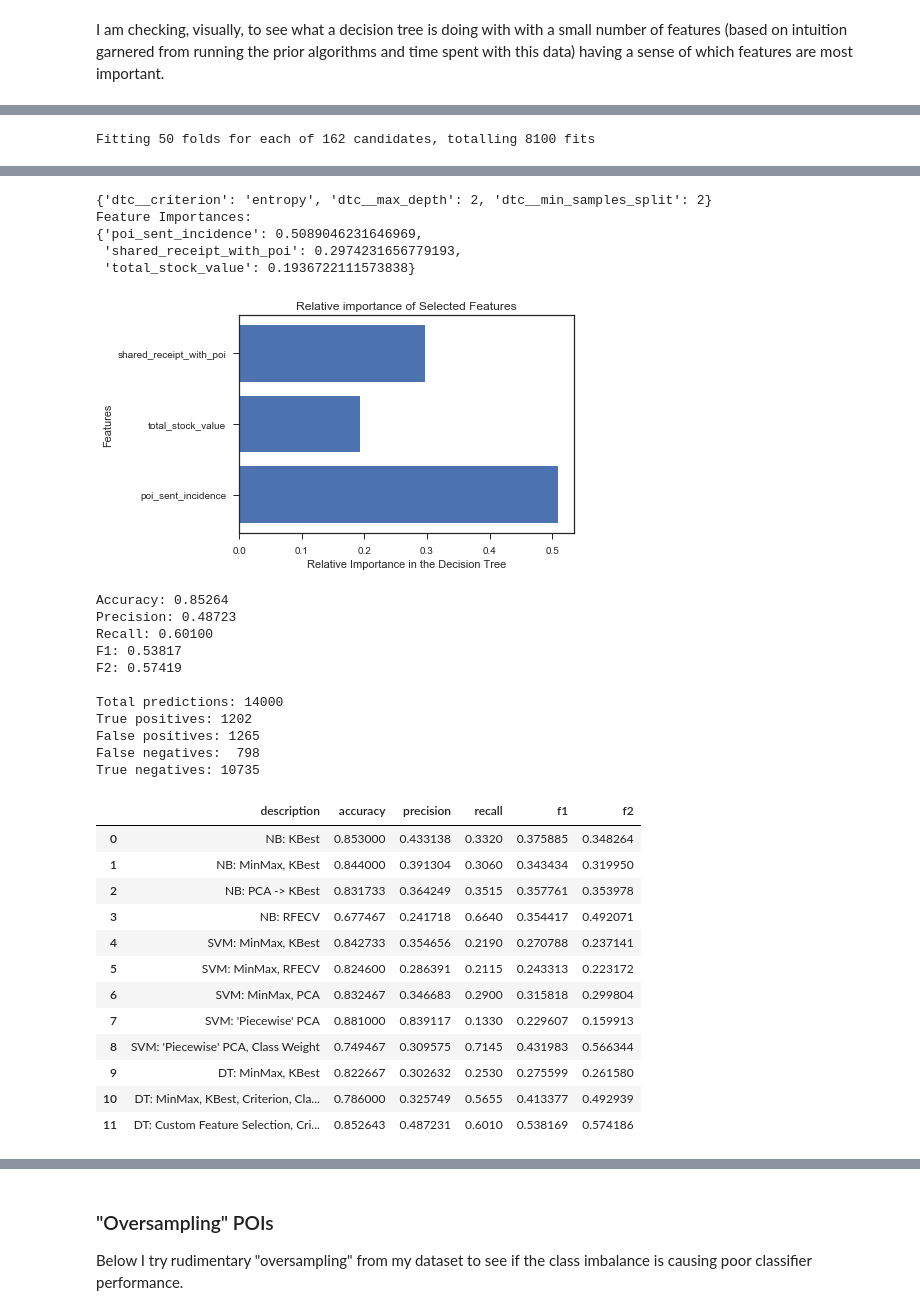
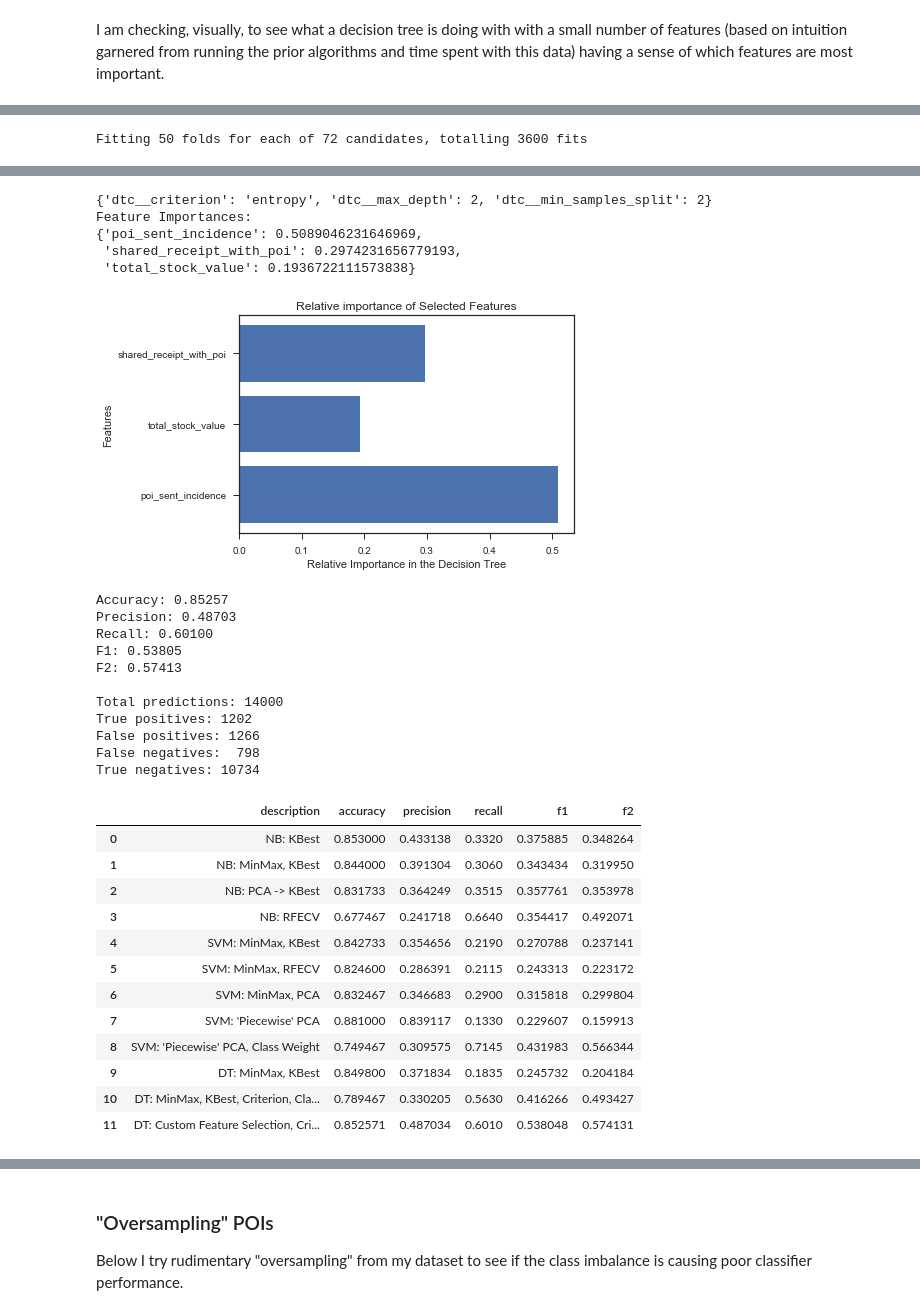
Before and after one commit to Per48edjes/Udacity-DAND-P5, a Jupyter notebook: final_project/scratchpad.ipynb, the cells around one changed output, grey strips where cells are left out. Saved outputs shown, nothing was run; the diff lists cells and outputs as text; code cells hidden in the pictures.

```diff
--- a/final_project/scratchpad.ipynb
+++ b/final_project/scratchpad.ipynb
@@ -1159,8 +1193,8 @@ pipe = Pipeline([('scaler', MinMaxScaler()),
 
 ### Optimize parameters
 params = {'kbest__k': range(2,8),
-          'dtc__min_samples_split': range(3,11),
-          'dtc__max_depth': range(2,11)}
+          'dtc__min_samples_split': range(3,8),
+          'dtc__max_depth': range(2,8)}
 
 grid_search = GridSearchCV(pipe, cv = cv, param_grid = params, scoring = 'f1', verbose = 1, n_jobs = 3)
 gs_fit = grid_search.fit(features, labels)
@@ -1302,8 +1341,8 @@ cv = StratifiedShuffleSplit(labels, 50, random_state = 42)
 pipe = Pipeline([('dtc', DecisionTreeClassifier(presort = True))])
 
 ### Optimize parameters
-params = {'dtc__min_samples_split': range(2,11),
-          'dtc__max_depth': range(2,11),
+params = {'dtc__min_samples_split': range(2,8),
+          'dtc__max_depth': range(2,8),
           'dtc__criterion': ['entropy', 'gini']}
 
 grid_search = GridSearchCV(pipe, cv = cv, param_grid = params, scoring = 'f1', verbose = 1, n_jobs = 3)
@@ -1336,4 +1375,4 @@ perf_dict = dict(zip(cols, [desc, accuracy, precision, recall, f1, f2]))
 perf_df = perf_df.append(perf_dict, ignore_index=True)
 perf_df
 # %% [output]
-Fitting 50 folds for each of 162 candidates, totalling 8100 fits
+Fitting 50 folds for each of 72 candidates, totalling 3600 fits
@@ -1344,33 +1382,33 @@ Fitting 50 folds for each of 162 candidates, totalling 8100 fits
 {'dtc__criterion': 'entropy', 'dtc__max_depth': 2, 'dtc__min_samples_split': 2}
 Feature Importances:
 {'poi_sent_incidence': 0.5089046231646969,
  'shared_receipt_with_poi': 0.2974231656779193,
  'total_stock_value': 0.1936722111573838}
 [figure]
-Accuracy: 0.85264
-Precision: 0.48723
+Accuracy: 0.85257
+Precision: 0.48703
 Recall: 0.60100
-F1: 0.53817
-F2: 0.57419
+F1: 0.53805
+F2: 0.57413
 
 Total predictions: 14000
 True positives: 1202
-False positives: 1265
+False positives: 1266
 False negatives:  798
-True negatives: 10735
+True negatives: 10734
 |  | description | accuracy | precision | recall | f1 | f2 |
 | 0 | NB: KBest | 0.853000 | 0.433138 | 0.3320 | 0.375885 | 0.348264 |
 | 1 | NB: MinMax, KBest | 0.844000 | 0.391304 | 0.3060 | 0.343434 | 0.319950 |
 | 2 | NB: PCA -> KBest | 0.831733 | 0.364249 | 0.3515 | 0.357761 | 0.353978 |
 | 3 | NB: RFECV | 0.677467 | 0.241718 | 0.6640 | 0.354417 | 0.492071 |
 | 4 | SVM: MinMax, KBest | 0.842733 | 0.354656 | 0.2190 | 0.270788 | 0.237141 |
 | 5 | SVM: MinMax, RFECV | 0.824600 | 0.286391 | 0.2115 | 0.243313 | 0.223172 |
 | 6 | SVM: MinMax, PCA | 0.832467 | 0.346683 | 0.2900 | 0.315818 | 0.299804 |
 | 7 | SVM: 'Piecewise' PCA | 0.881000 | 0.839117 | 0.1330 | 0.229607 | 0.159913 |
 | 8 | SVM: 'Piecewise' PCA, Class Weight | 0.749467 | 0.309575 | 0.7145 | 0.431983 | 0.566344 |
-| 9 | DT: MinMax, KBest | 0.822667 | 0.302632 | 0.2530 | 0.275599 | 0.261580 |
-| 10 | DT: MinMax, KBest, Criterion, Cla... | 0.786000 | 0.325749 | 0.5655 | 0.413377 | 0.492939 |
-| 11 | DT: Custom Feature Selection, Cri... | 0.852643 | 0.487231 | 0.6010 | 0.538169 | 0.574186 |
+| 9 | DT: MinMax, KBest | 0.849800 | 0.371834 | 0.1835 | 0.245732 | 0.204184 |
+| 10 | DT: MinMax, KBest, Criterion, Cla... | 0.789467 | 0.330205 | 0.5630 | 0.416266 | 0.493427 |
+| 11 | DT: Custom Feature Selection, Cri... | 0.852571 | 0.487034 | 0.6010 | 0.538048 | 0.574131 |
 # %%
 with open("mytree.dot") as f:
     dot_graph = f.read()
```
Also changed, not shown: parts of 23 cells of this notebook, 4 other files.
